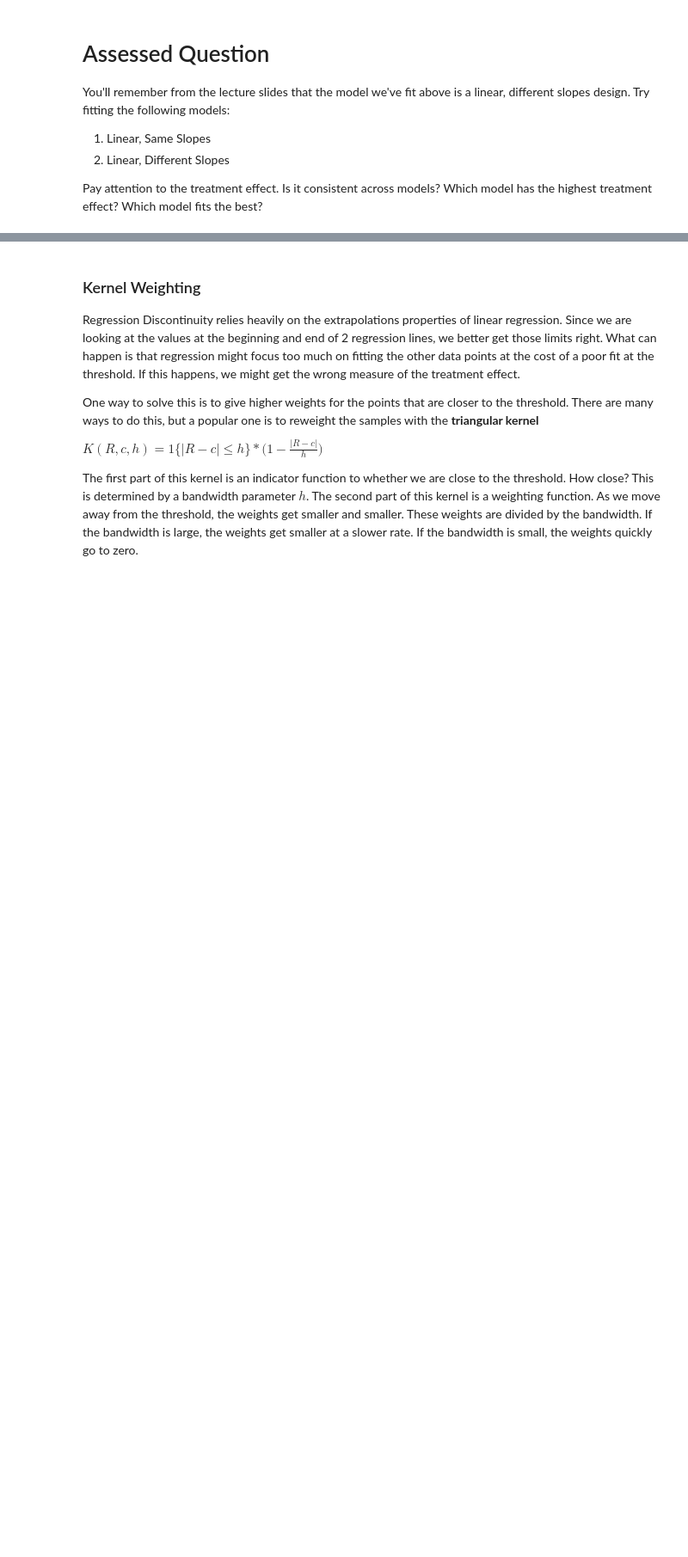
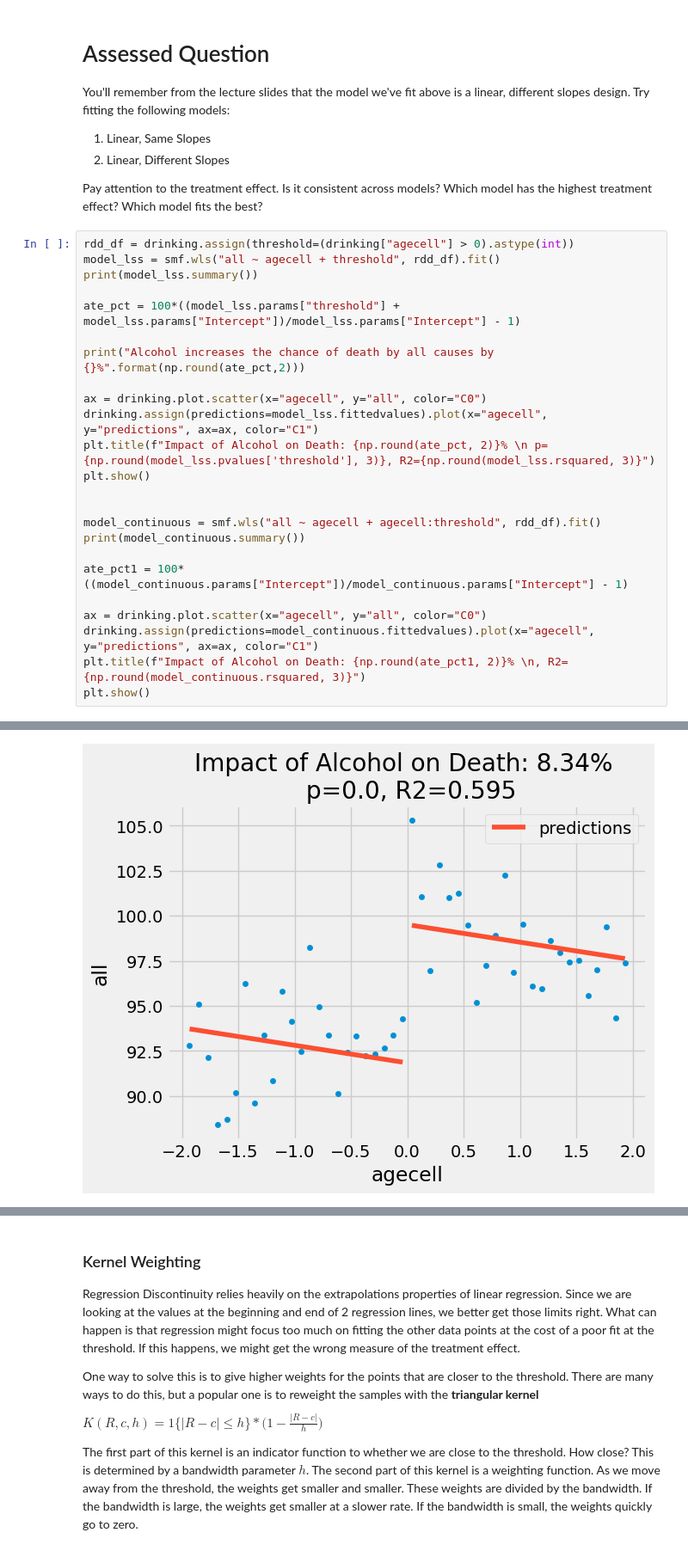
Before and after one commit to JmmQM2/QM2, a Jupyter notebook: w09_regression_discontinuity.ipynb, the cells around one changed output, grey strips where cells are left out. Shown: that part at 86% size. Drawn from its saved outputs; the diff is of its cells as text; blank space fills up the shorter version.

```diff
--- a/w09_regression_discontinuity.ipynb
+++ b/w09_regression_discontinuity.ipynb
@@ -246,3 +238,28 @@ You'll remember from the lecture slides that the model we've fit above is a line
 2. Linear, Different Slopes
 
 Pay attention to the treatment effect. Is it consistent across models? Which model has the highest treatment effect? Which model fits the best?
+# %%
+rdd_df = drinking.assign(threshold=(drinking["agecell"] > 0).astype(int))
+model_lss = smf.wls("all ~ agecell + threshold", rdd_df).fit()
+print(model_lss.summary())
+
+ate_pct = 100*((model_lss.params["threshold"] + model_lss.params["Intercept"])/model_lss.params["Intercept"] - 1)
+
+print("Alcohol increases the chance of death by all causes by {}%".format(np.round(ate_pct,2)))
+
+ax = drinking.plot.scatter(x="agecell", y="all", color="C0")
+drinking.assign(predictions=model_lss.fittedvalues).plot(x="agecell", y="predictions", ax=ax, color="C1")
+plt.title(f"Impact of Alcohol on Death: {np.round(ate_pct, 2)}% \n p={np.round(model_lss.pvalues['threshold'], 3)}, R2={np.round(model_lss.rsquared, 3)}")
+plt.show()
+
+
+model_continuous = smf.wls("all ~ agecell + agecell:threshold", rdd_df).fit()
+print(model_continuous.summary())
+
+ate_pct1 = 100*((model_continuous.params["Intercept"])/model_continuous.params["Intercept"] - 1)
+
+ax = drinking.plot.scatter(x="agecell", y="all", color="C0")
+drinking.assign(predictions=model_continuous.fittedvalues).plot(x="agecell", y="predictions", ax=ax, color="C1")
+plt.title(f"Impact of Alcohol on Death: {np.round(ate_pct1, 2)}% \n, R2={np.round(model_continuous.rsquared, 3)}")
+plt.show()
+# %% [output]
@@ -248,0 +283 @@ Pay attention to the treatment effect. Is it consistent across models? Which mod
+[figure, added]
```
Also changed, not shown: parts of 4 cells of this notebook.
